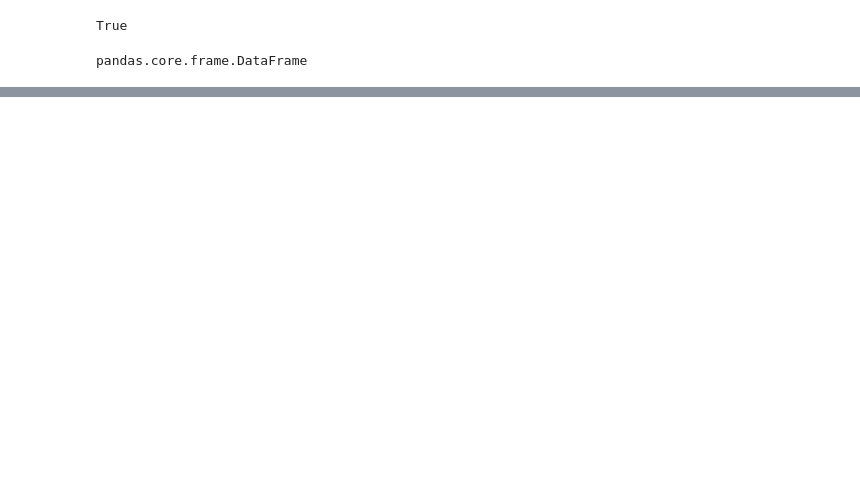
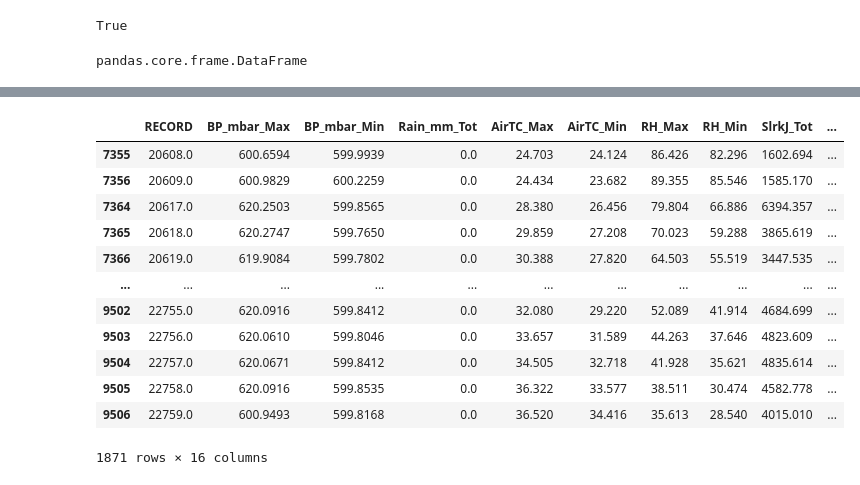
Before and after one commit to Naelia/pibic, a Jupyter notebook: Manipulação de Dados Et0.ipynb, the cells around one changed output, grey strips where cells are left out. Saved outputs shown, nothing was run; the diff lists cells and outputs as text; code cells hidden in the pictures; blank space fills up the shorter version.

```diff
--- a/Manipulação de Dados Et0.ipynb
+++ b/Manipulação de Dados Et0.ipynb
@@ -62,0 +266,16 @@ dados_filtrados
+# %%
+dados_filtrados.iloc[0:1871]
+# %% [output]
+|  | RECORD | BP_mbar_Max | BP_mbar_Min | Rain_mm_Tot | AirTC_Max | AirTC_Min | RH_Max | RH_Min | SlrkJ_Tot | ... |
+| 7355 | 20608.0 | 600.6594 | 599.9939 | 0.0 | 24.703 | 24.124 | 86.426 | 82.296 | 1602.694 | ... |
+| 7356 | 20609.0 | 600.9829 | 600.2259 | 0.0 | 24.434 | 23.682 | 89.355 | 85.546 | 1585.170 | ... |
+| 7364 | 20617.0 | 620.2503 | 599.8565 | 0.0 | 28.380 | 26.456 | 79.804 | 66.886 | 6394.357 | ... |
+| 7365 | 20618.0 | 620.2747 | 599.7650 | 0.0 | 29.859 | 27.208 | 70.023 | 59.288 | 3865.619 | ... |
+| 7366 | 20619.0 | 619.9084 | 599.7802 | 0.0 | 30.388 | 27.820 | 64.503 | 55.519 | 3447.535 | ... |
+| ... | ... | ... | ... | ... | ... | ... | ... | ... | ... | ... |
+| 9502 | 22755.0 | 620.0916 | 599.8412 | 0.0 | 32.080 | 29.220 | 52.089 | 41.914 | 4684.699 | ... |
+| 9503 | 22756.0 | 620.0610 | 599.8046 | 0.0 | 33.657 | 31.589 | 44.263 | 37.646 | 4823.609 | ... |
+| 9504 | 22757.0 | 620.0671 | 599.8412 | 0.0 | 34.505 | 32.718 | 41.928 | 35.621 | 4835.614 | ... |
+| 9505 | 22758.0 | 620.0916 | 599.8535 | 0.0 | 36.322 | 33.577 | 38.511 | 30.474 | 4582.778 | ... |
+| 9506 | 22759.0 | 600.9493 | 599.8168 | 0.0 | 36.520 | 34.416 | 35.613 | 28.540 | 4015.010 | ... |
+1871 rows × 16 columns
```
Also changed, not shown: parts of 44 cells of this notebook.
